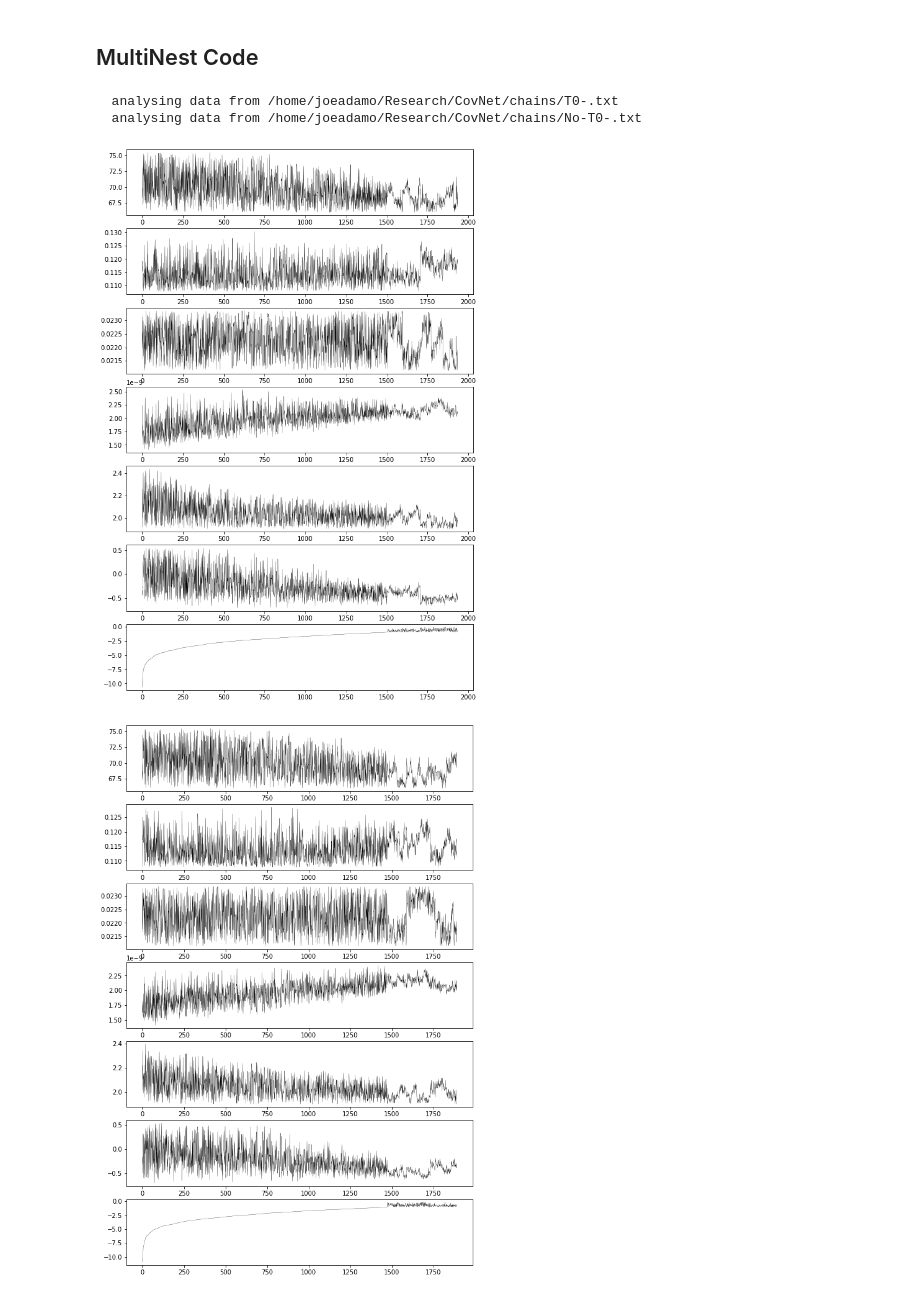
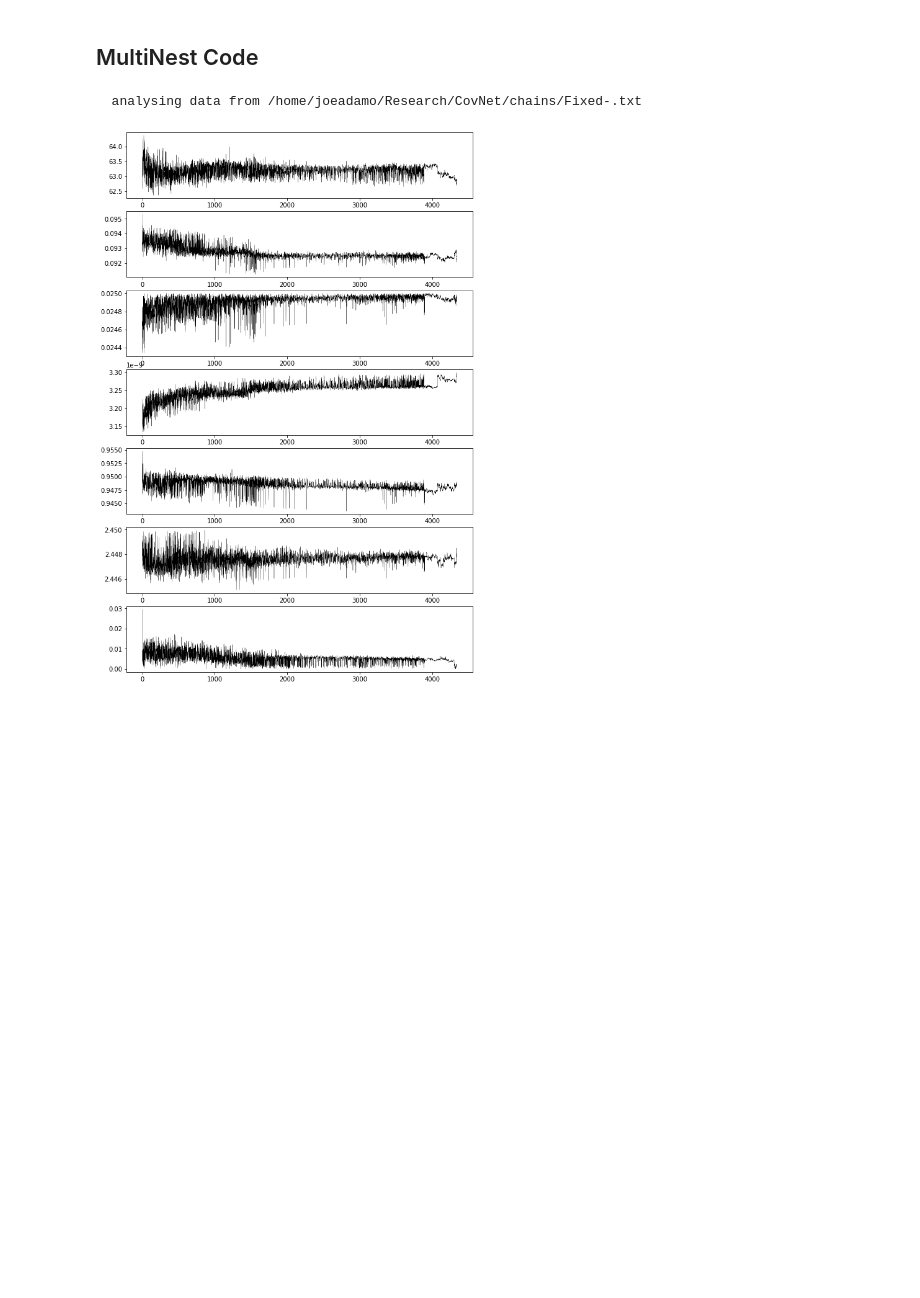
Before and after one commit to jadamo/CovNet, a Jupyter notebook: notebooks/Likelihood.ipynb, the cells around one changed output. Cells and saved outputs as stored; diff of their text form; code cells hidden in the pictures; blank space fills up the shorter version.

```diff
--- a/notebooks/Likelihood.ipynb
+++ b/notebooks/Likelihood.ipynb
@@ -74,6 +104,6 @@ lkl_varied_SSC = file4["lkl"]
 # %%
-fig, ax = plt.subplots(NDIM,1,figsize=(10, 2.5 * NDIM))
-for i in range(NDIM):
-    ax[i].plot(chain_fixed[:,i].T, 'k-', lw=0.3)
+fig, ax = plt.subplots(NDIM+1,1,figsize=(10, 2.5 * NDIM+1))
+for i in range(NDIM+1):
+    ax[i].plot(chain_fixed[:N_sub,i].T, 'k-', lw=0.3)
 plt.show()
 # %% [output]
@@ -113,5 +143,5 @@ plt.yscale("log")
 # %%
-C_theta = np.cov(chain_varied_C[4200:N_sub], rowvar=False)
+C_theta = np.cov(chain_fixed[0:N_sub], rowvar=False)
 for i in range(C_theta.shape[0]):
     print("[",end =" ")
     for j in range(C_theta.shape[1]):
@@ -250,33 +334,31 @@ Removed no burn in
 # %% [markdown]
 ## MultiNest Code
 # %%
-#import pymultinest
+import pymultinest
 chains_dir = "/home/joeadamo/Research/CovNet/chains/"
-prefix = ["T0-", "No-T0-"]
-parameters = ["H0", "omch2","ombh2", "As","b1","b2"]
-n_params=6
+prefix = ["Fixed-", "No-T0-"]
+parameters = ["H0", "omch2","ombh2", "As","ns","b1","b2"]
+n_params=7
 # lets analyse the results
 a_T0 = pymultinest.Analyzer(n_params = n_params, outputfiles_basename=chains_dir+prefix[0])
-a_no_T0 = pymultinest.Analyzer(n_params = n_params, outputfiles_basename=chains_dir+prefix[1])
+#a_no_T0 = pymultinest.Analyzer(n_params = n_params, outputfiles_basename=chains_dir+prefix[1])
 #s = a.get_stats()
 
 # This takes the end of the chain calculated by multinest
 chain_Mult_T0 = a_T0.get_equal_weighted_posterior()
-chain_Mult_no_T0 = a_no_T0.get_equal_weighted_posterior()
+#chain_Mult_no_T0 = a_no_T0.get_equal_weighted_posterior()
 
 chain_Mult_T0[:,3] = np.exp(chain_Mult_T0[:,3]) / 1e10
-chain_Mult_no_T0[:,3] = np.exp(chain_Mult_no_T0[:,3]) / 1e10
+#chain_Mult_no_T0[:,3] = np.exp(chain_Mult_no_T0[:,3]) / 1e10
 fig, ax = plt.subplots(NDIM+1,1,figsize=(10, 2.5 * NDIM+1))
 for i in range(7):
     ax[i].plot(chain_Mult_T0[:,i], 'k-', lw=0.3)
-fig, ax = plt.subplots(NDIM+1,1,figsize=(10, 2.5 * NDIM+1))
-for i in range(7):
-    ax[i].plot(chain_Mult_no_T0[:,i], 'k-', lw=0.3)
+#fig, ax = plt.subplots(NDIM+1,1,figsize=(10, 2.5 * NDIM+1))
+#for i in range(7):
+#    ax[i].plot(chain_Mult_no_T0[:,i], 'k-', lw=0.3)
 plt.show()
 # %% [output]
-  analysing data from /home/joeadamo/Research/CovNet/chains/T0-.txt
-  analysing data from /home/joeadamo/Research/CovNet/chains/No-T0-.txt
+  analysing data from /home/joeadamo/Research/CovNet/chains/Fixed-.txt
-[figure, old version]
+[figure, new version]
-[figure, removed]
 # %%
 N_BURN_IN = 10
```
Also changed, not shown: parts of 16 cells of this notebook, 12 other files.
